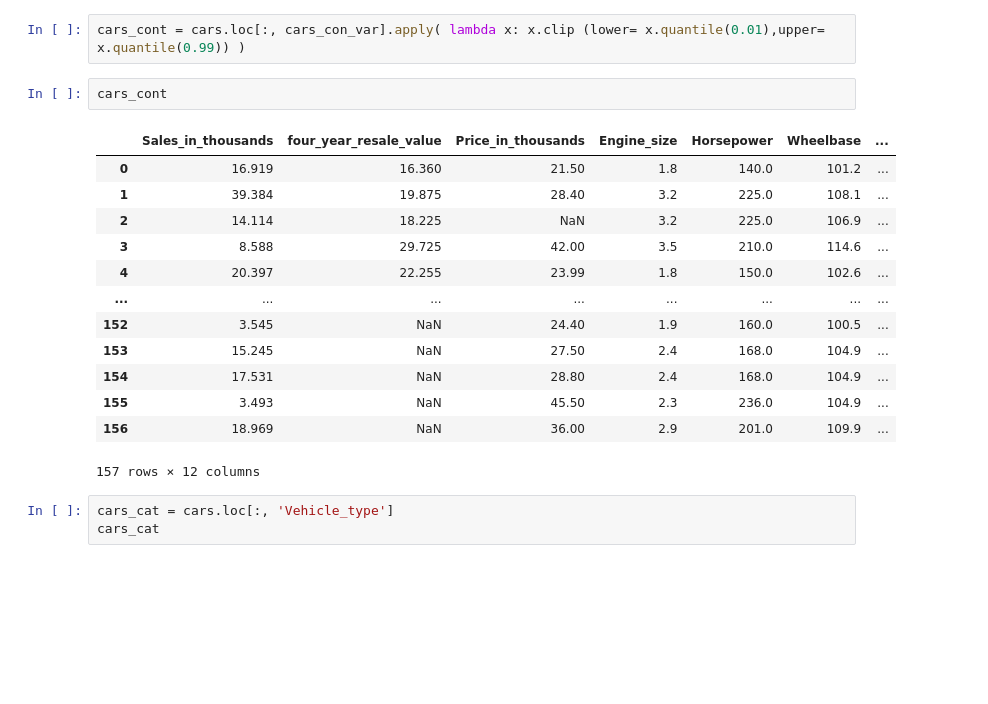
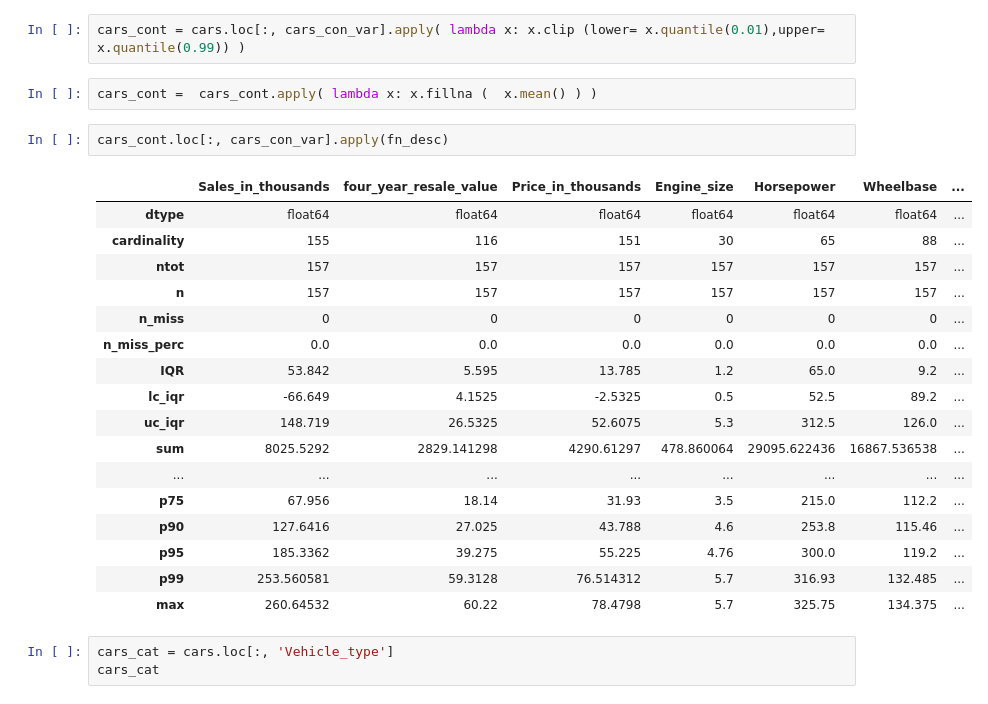
Before and after one commit to kroopeshrajput/Linear_regression_OLS_Car_sales, a Jupyter notebook: Car_Sales_LinearRegression.ipynb, the cells around one changed output. Drawn from its saved outputs; the diff is of its cells as text; blank space fills up the shorter version.

```diff
--- a/Car_Sales_LinearRegression.ipynb
+++ b/Car_Sales_LinearRegression.ipynb
@@ -163,22 +163,28 @@ cars.loc[:, cars_con_var].apply( lambda x: x.clip (lower= x.quantile(0.01),upper
 157 rows × 12 columns
 # %%
 cars_cont = cars.loc[:, cars_con_var].apply( lambda x: x.clip (lower= x.quantile(0.01),upper= x.quantile(0.99)) )
-# %%
-cars_cont
-# %% [output]
-|  | Sales_in_thousands | four_year_resale_value | Price_in_thousands | Engine_size | Horsepower | Wheelbase | ... |
-| 0 | 16.919 | 16.360 | 21.50 | 1.8 | 140.0 | 101.2 | ... |
-| 1 | 39.384 | 19.875 | 28.40 | 3.2 | 225.0 | 108.1 | ... |
-| 2 | 14.114 | 18.225 | NaN | 3.2 | 225.0 | 106.9 | ... |
-| 3 | 8.588 | 29.725 | 42.00 | 3.5 | 210.0 | 114.6 | ... |
-| 4 | 20.397 | 22.255 | 23.99 | 1.8 | 150.0 | 102.6 | ... |
-| ... | ... | ... | ... | ... | ... | ... | ... |
-| 152 | 3.545 | NaN | 24.40 | 1.9 | 160.0 | 100.5 | ... |
-| 153 | 15.245 | NaN | 27.50 | 2.4 | 168.0 | 104.9 | ... |
-| 154 | 17.531 | NaN | 28.80 | 2.4 | 168.0 | 104.9 | ... |
-| 155 | 3.493 | NaN | 45.50 | 2.3 | 236.0 | 104.9 | ... |
-| 156 | 18.969 | NaN | 36.00 | 2.9 | 201.0 | 109.9 | ... |
-157 rows × 12 columns
+# %%
+cars_cont =  cars_cont.apply( lambda x: x.fillna (  x.mean() ) )
+# %%
+cars_cont.loc[:, cars_con_var].apply(fn_desc)
+# %% [output]
+|  | Sales_in_thousands | four_year_resale_value | Price_in_thousands | Engine_size | Horsepower | Wheelbase | ... |
+| dtype | float64 | float64 | float64 | float64 | float64 | float64 | ... |
+| cardinality | 155 | 116 | 151 | 30 | 65 | 88 | ... |
+| ntot | 157 | 157 | 157 | 157 | 157 | 157 | ... |
+| n | 157 | 157 | 157 | 157 | 157 | 157 | ... |
+| n_miss | 0 | 0 | 0 | 0 | 0 | 0 | ... |
+| n_miss_perc | 0.0 | 0.0 | 0.0 | 0.0 | 0.0 | 0.0 | ... |
+| IQR | 53.842 | 5.595 | 13.785 | 1.2 | 65.0 | 9.2 | ... |
+| lc_iqr | -66.649 | 4.1525 | -2.5325 | 0.5 | 52.5 | 89.2 | ... |
+| uc_iqr | 148.719 | 26.5325 | 52.6075 | 5.3 | 312.5 | 126.0 | ... |
+| sum | 8025.5292 | 2829.141298 | 4290.61297 | 478.860064 | 29095.622436 | 16867.536538 | ... |
+| ... | ... | ... | ... | ... | ... | ... | ... |
+| p75 | 67.956 | 18.14 | 31.93 | 3.5 | 215.0 | 112.2 | ... |
+| p90 | 127.6416 | 27.025 | 43.788 | 4.6 | 253.8 | 115.46 | ... |
+| p95 | 185.3362 | 39.275 | 55.225 | 4.76 | 300.0 | 119.2 | ... |
+| p99 | 253.560581 | 59.3128 | 76.514312 | 5.7 | 316.93 | 132.485 | ... |
+| max | 260.64532 | 60.22 | 78.4798 | 5.7 | 325.75 | 134.375 | ... |
 # %%
 cars_cat = cars.loc[:, 'Vehicle_type']
 cars_cat
```
Also changed, not shown: parts of 8 cells of this notebook.
